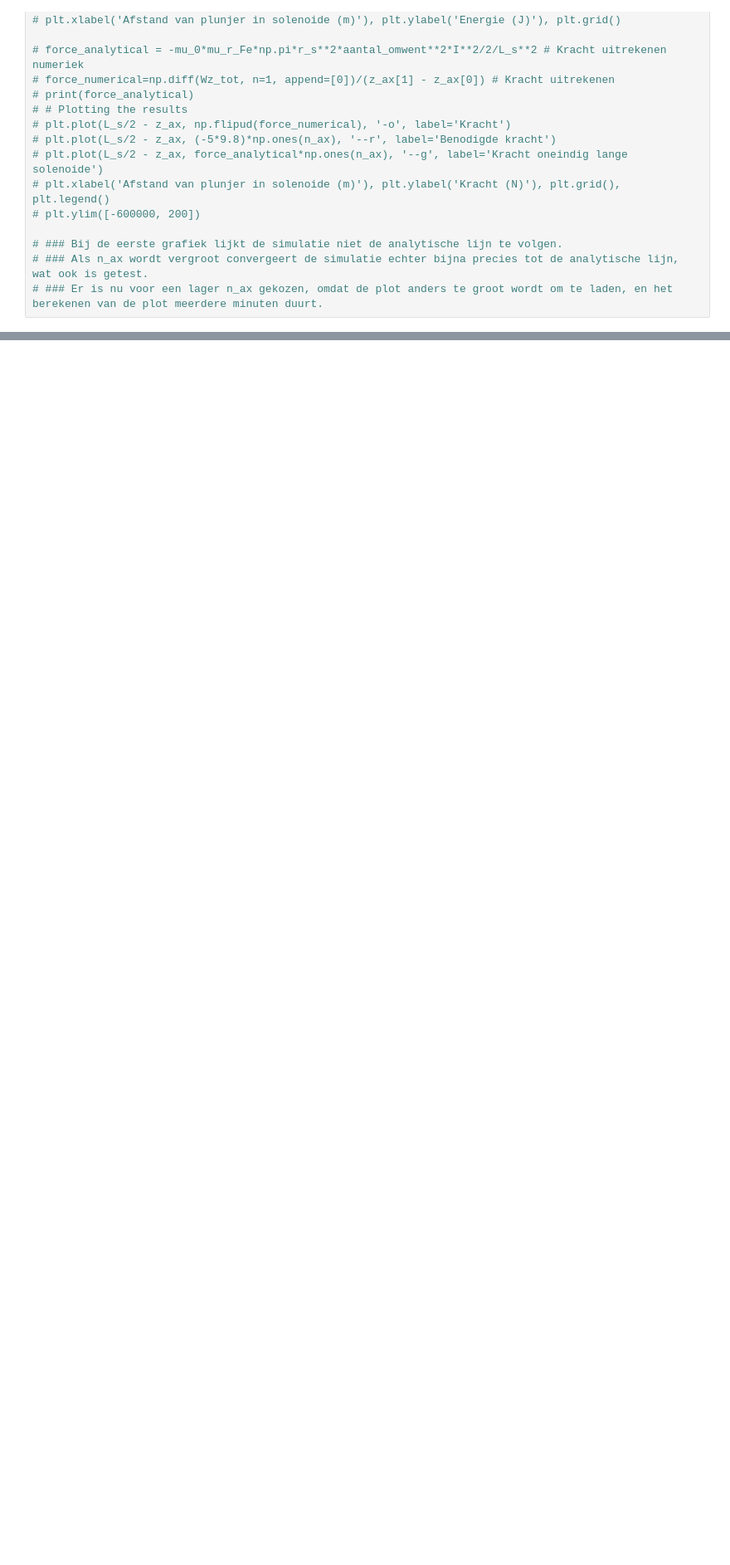
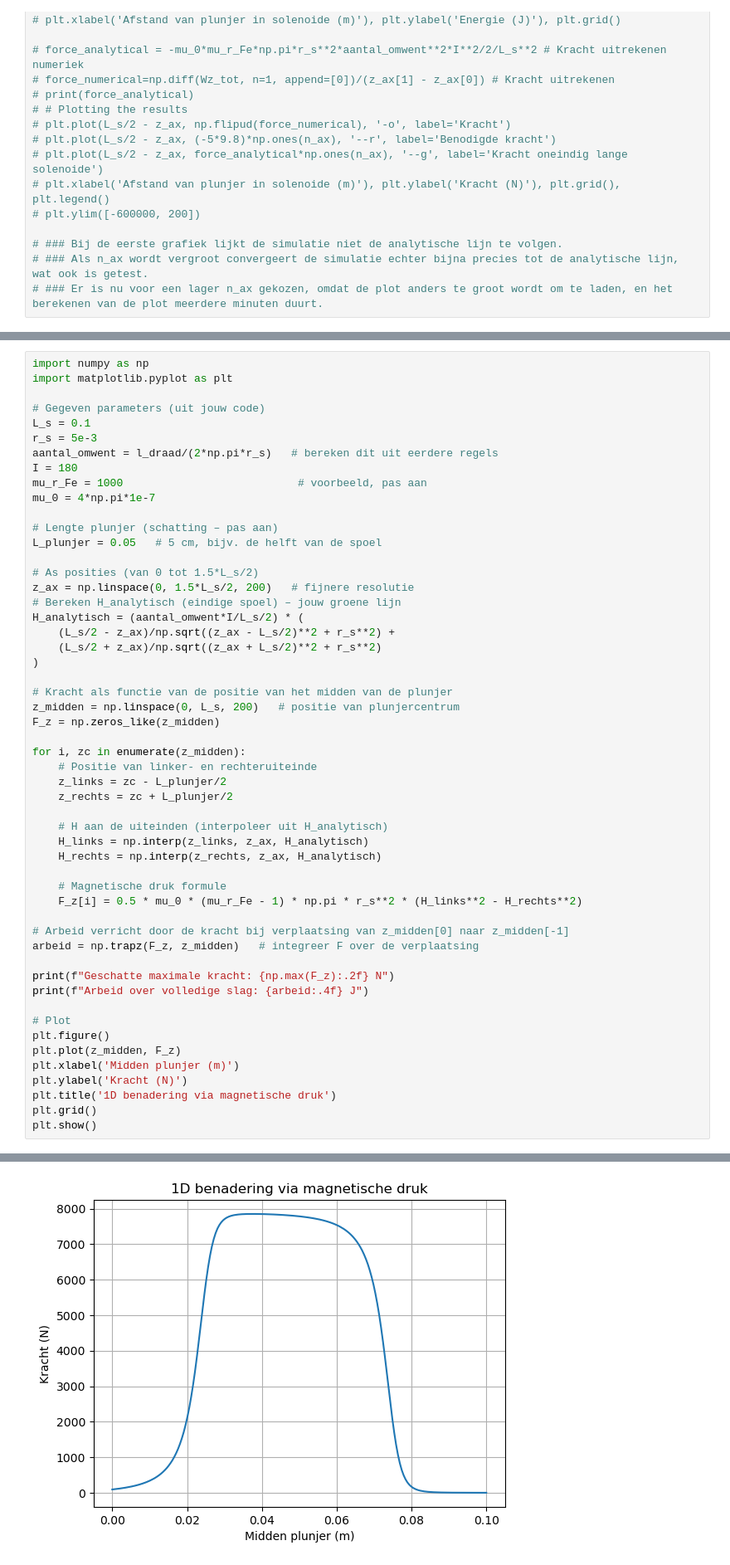
Before and after one commit to T-L-cc/opdrachten-DEF-D, a Jupyter notebook: 2KrachtactuatorOpdracht/KrachtactuatorOpdracht.ipynb, the cells around one changed output, grey strips where cells are left out. Shown at 83% size. Saved outputs shown, nothing was run; the diff lists cells and outputs as text; blank space fills up the shorter version.

```diff
--- a/2KrachtactuatorOpdracht/KrachtactuatorOpdracht.ipynb
+++ b/2KrachtactuatorOpdracht/KrachtactuatorOpdracht.ipynb
@@ -824,0 +828,54 @@ plt.ylim([-100000, 200])
+# %%
+import numpy as np
+import matplotlib.pyplot as plt
+
+# Gegeven parameters (uit jouw code)
+L_s = 0.1
+r_s = 5e-3
+aantal_omwent = l_draad/(2*np.pi*r_s)   # bereken dit uit eerdere regels
+I = 180
+mu_r_Fe = 1000                           # voorbeeld, pas aan
+mu_0 = 4*np.pi*1e-7
+
+# Lengte plunjer (schatting – pas aan)
+L_plunjer = 0.05   # 5 cm, bijv. de helft van de spoel
+
+# As posities (van 0 tot 1.5*L_s/2)
+z_ax = np.linspace(0, 1.5*L_s/2, 200)   # fijnere resolutie
+# Bereken H_analytisch (eindige spoel) – jouw groene lijn
+H_analytisch = (aantal_omwent*I/L_s/2) * (
+    (L_s/2 - z_ax)/np.sqrt((z_ax - L_s/2)**2 + r_s**2) +
+    (L_s/2 + z_ax)/np.sqrt((z_ax + L_s/2)**2 + r_s**2)
+)
+
+# Kracht als functie van de positie van het midden van de plunjer
+z_midden = np.linspace(0, L_s, 200)   # positie van plunjercentrum
+F_z = np.zeros_like(z_midden)
+
+for i, zc in enumerate(z_midden):
+    # Positie van linker- en rechteruiteinde
+    z_links = zc - L_plunjer/2
+    z_rechts = zc + L_plunjer/2
+
+    # H aan de uiteinden (interpoleer uit H_analytisch)
+    H_links = np.interp(z_links, z_ax, H_analytisch)
+    H_rechts = np.interp(z_rechts, z_ax, H_analytisch)
+
+    # Magnetische druk formule
+    F_z[i] = 0.5 * mu_0 * (mu_r_Fe - 1) * np.pi * r_s**2 * (H_links**2 - H_rechts**2)
+
+# Arbeid verricht door de kracht bij verplaatsing van z_midden[0] naar z_midden[-1]
+arbeid = np.trapz(F_z, z_midden)   # integreer F over de verplaatsing
+
+print(f"Geschatte maximale kracht: {np.max(F_z):.2f} N")
+print(f"Arbeid over volledige slag: {arbeid:.4f} J")
+
+# Plot
+plt.figure()
+plt.plot(z_midden, F_z)
+plt.xlabel('Midden plunjer (m)')
+plt.ylabel('Kracht (N)')
+plt.title('1D benadering via magnetische druk')
+plt.grid()
+plt.show()
+# %% [output]
@@ -825,3 +884,4 @@ plt.ylim([-100000, 200])
+[figure, added]
 # %%
 # pipet
 L_s = 0.05 #m
```
Also changed, not shown: parts of 8 cells of this notebook.
